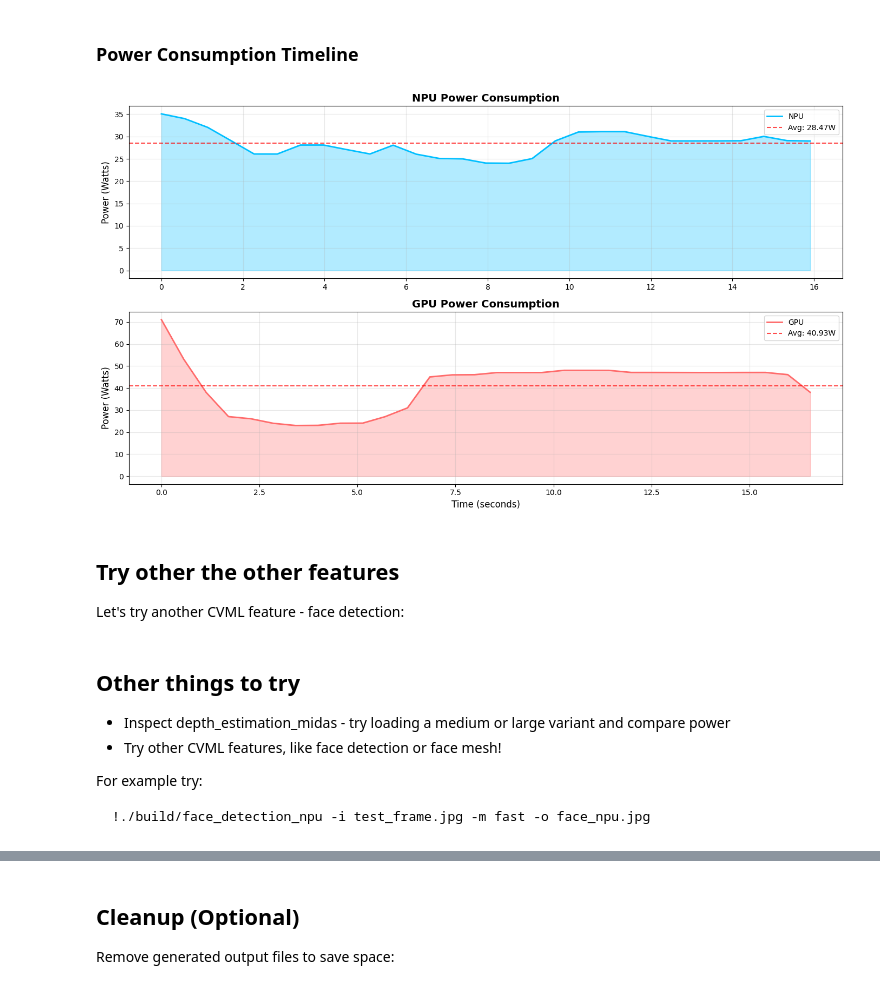
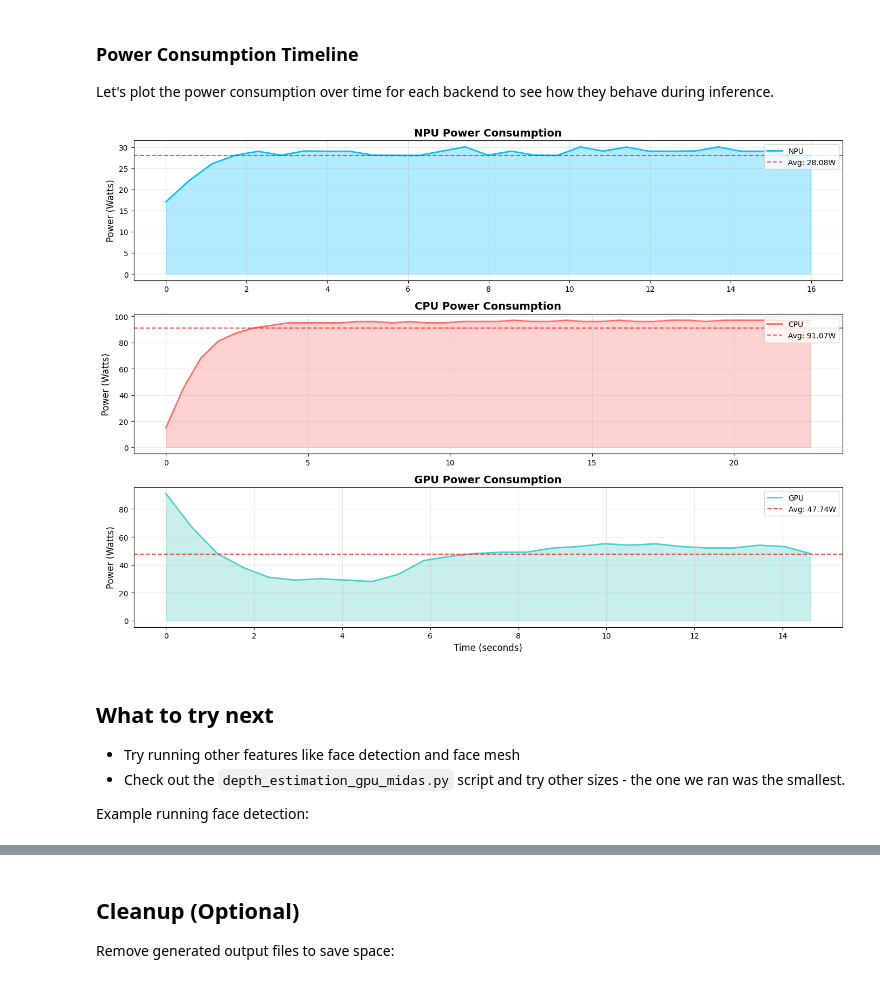
Before and after one commit to skalade/Ryzers, a Jupyter notebook: megadockers/npu/notebooks/2_ryzenai_cvml_library.ipynb, the cells around one changed output, grey strips where cells are left out. Drawn from its saved outputs; the diff is of its cells as text; code cells hidden in the pictures.

Commit message:
cvml lib notebook tidy up

````diff
--- a/megadockers/npu/notebooks/2_ryzenai_cvml_library.ipynb
+++ b/megadockers/npu/notebooks/2_ryzenai_cvml_library.ipynb
@@ -311,0 +275,18 @@ Starting GPU (PyTorch) depth estimation with power monitoring...
+# %%
+print("Starting GPU depth estimation with power monitoring...\n")
+gpu_duration, gpu_power_samples, gpu_result = run_inference_with_power('gpu')
+
+# Calculate statistics
+gpu_avg_power = np.mean(gpu_power_samples)
+gpu_max_power = np.max(gpu_power_samples)
+
+print(f"  Duration: {gpu_duration:.2f}s")
+print(f"  Average Power: {gpu_avg_power:.2f}W")
+print(f"  Peak Power: {gpu_max_power:.2f}W")
+print(f"  Total Energy: {(gpu_avg_power * gpu_duration):.2f}J")
+
+gpu_stats = {
+    'duration': gpu_duration,
+    'avg_power': gpu_avg_power,
+    'samples': gpu_power_samples
+}
@@ -316,53 +400,60 @@ Let's visualize the results:
 # %% [markdown]
 ### Power Consumption Timeline
+
+Let's plot the power consumption over time for each backend to see how they behave during inference.
 # %%
-import numpy as np
-# Plot power consumption over time
-if npu_stats['samples'] and gpu_stats['samples']:
-    fig, (ax1, ax2) = plt.subplots(2, 1, figsize=(14, 8), sharex=False)
+# Plot power consumption over time for all backends
+if npu_stats['samples'] and cpu_stats['samples'] and gpu_stats['samples']:
+    fig, (ax1, ax2, ax3) = plt.subplots(3, 1, figsize=(14, 10), sharex=False)
 
     # NPU power timeline
-    npu_time = np.linspace(0, npu_duration, len(npu_stats['samples']))
+    npu_time = np.linspace(0, npu_stats['duration'], len(npu_stats['samples']))
     ax1.plot(npu_time, npu_stats['samples'], color='#00BFFF', linewidth=2, label='NPU')
-    ax1.axhline(npu_stats['avg_power'], color='red', linestyle='--', alpha=0.7, label=f'Avg: {npu_stats["avg_power"]:.2f}W')
+    ax1.axhline(npu_stats['avg_power'], color='red', linestyle='--', alpha=0.7,
+                label=f'Avg: {npu_stats["avg_power"]:.2f}W')
     ax1.fill_between(npu_time, npu_stats['samples'], alpha=0.3, color='#00BFFF')
     ax1.set_ylabel('Power (Watts)', fontsize=12)
     ax1.set_title('NPU Power Consumption', fontsize=14, fontweight='bold')
     ax1.legend(loc='upper right')
     ax1.grid(alpha=0.3)
 
+    # CPU power timeline
+    cpu_time = np.linspace(0, cpu_stats['duration'], len(cpu_stats['samples']))
+    ax2.plot(cpu_time, cpu_stats['samples'], color='#FF6B6B', linewidth=2, label='CPU')
+    ax2.axhline(cpu_stats['avg_power'], color='red', linestyle='--', alpha=0.7,
+                label=f'Avg: {cpu_stats["avg_power"]:.2f}W')
+    ax2.fill_between(cpu_time, cpu_stats['samples'], alpha=0.3, color='#FF6B6B')
+    ax2.set_ylabel('Power (Watts)', fontsize=12)
+    ax2.set_title('CPU Power Consumption', fontsize=14, fontweight='bold')
+    ax2.legend(loc='upper right')
+    ax2.grid(alpha=0.3)
+
     # GPU power timeline
     gpu_time = np.linspace(0, gpu_stats['duration'], len(gpu_stats['samples']))
-    ax2.plot(gpu_time, gpu_stats['samples'], color='#FF6B6B', linewidth=2, label='GPU')
-    ax2.axhline(gpu_stats['avg_power'], color='red', linestyle='--', alpha=0.7, label=f'Avg: {gpu_stats["avg_power"]:.2f}W')
-    ax2.fill_between(gpu_time, gpu_stats['samples'], alpha=0.3, color='#FF6B6B')
-    ax2.set_xlabel('Time (seconds)', fontsize=12)
-    ax2.set_ylabel('Power (Watts)', fontsize=12)
-    ax2.set_title('GPU Power Consumption', fontsize=14, fontweight='bold')
-    ax2.legend(loc='upper right')
-    ax2.grid(alpha=0.3)
+    ax3.plot(gpu_time, gpu_stats['samples'], color='#4ECDC4', linewidth=2, label='GPU')
+    ax3.axhline(gpu_stats['avg_power'], color='red', linestyle='--', alpha=0.7,
+                label=f'Avg: {gpu_stats["avg_power"]:.2f}W')
+    ax3.fill_between(gpu_time, gpu_stats['samples'], alpha=0.3, color='#4ECDC4')
+    ax3.set_xlabel('Time (seconds)', fontsize=12)
+    ax3.set_ylabel('Power (Watts)', fontsize=12)
+    ax3.set_title('GPU Power Consumption', fontsize=14, fontweight='bold')
+    ax3.legend(loc='upper right')
+    ax3.grid(alpha=0.3)
 
     plt.tight_layout()
     plt.savefig('power_timeline.png', dpi=150, bbox_inches='tight')
     plt.show()
 else:
     print("Power timeline not available (insufficient samples)")
 # %% [output]
-[figure, old version]
+[figure, new version]
 # %% [markdown]
-## Try other the other features
+## What to try next
 
-Let's try another CVML feature - face detection:
+* Try running other features like face detection and face mesh
+* Check out the `depth_estimation_gpu_midas.py` script and try other sizes - the one we ran was the smallest.
+
+Example running face detection:
-# %% [markdown]
-## Other things to try
-
-* Inspect depth_estimation_midas - try loading a medium or large variant and compare power
-* Try other CVML features, like face detection or face mesh!
-
-For example try:
-```
-!./build/face_detection_npu -i test_frame.jpg -m fast -o face_npu.jpg
-```
 # %%
 # Run face detection on single image
 !./build/face_detection_npu -i test_frame.jpg -m fast -o face_npu.jpg
````
Also changed, not shown: parts of 32 cells of this notebook.
